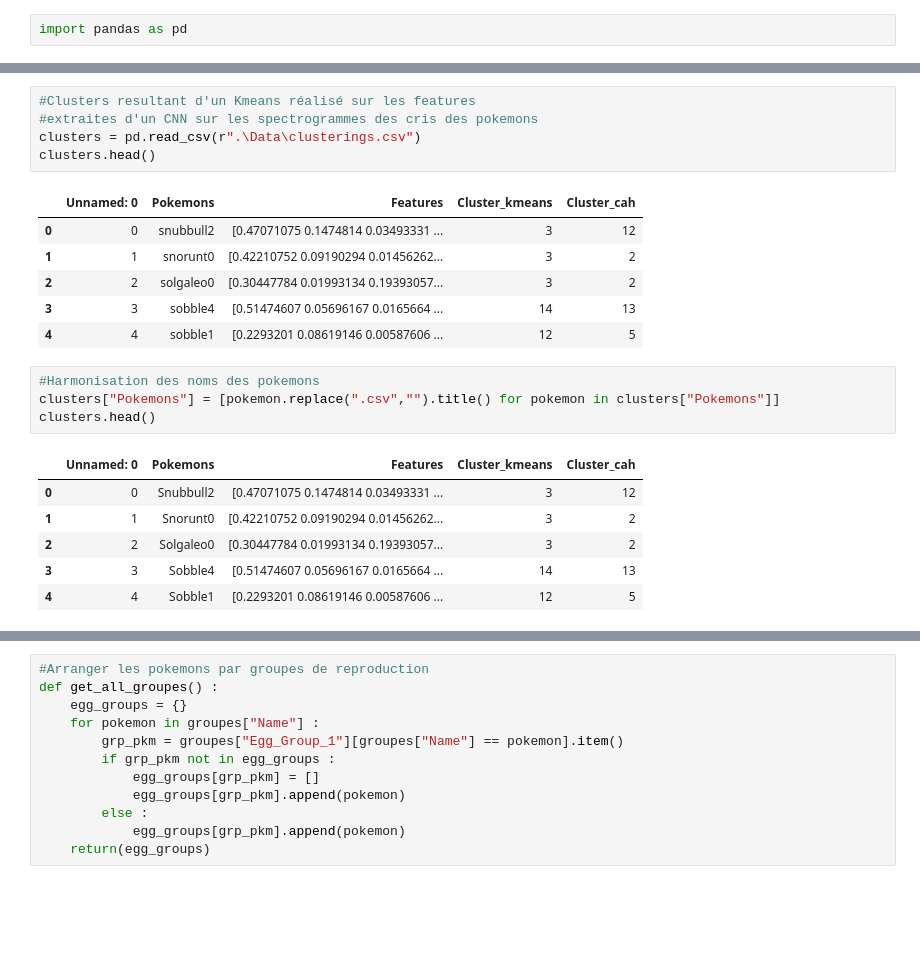
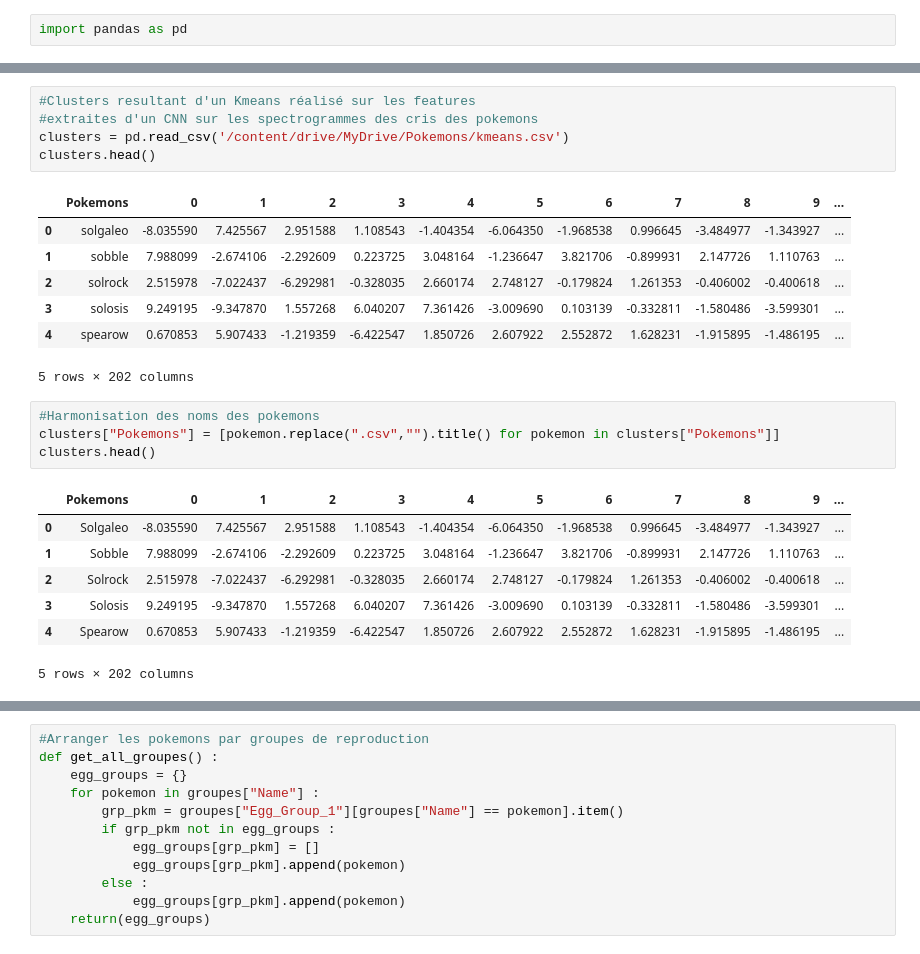
Before and after one commit to Ibizascop/Pokemon_Sounds, a Jupyter notebook: Classification.ipynb, the cells around one changed output, grey strips where cells are left out. Saved outputs shown, nothing was run; the diff lists cells and outputs as text; blank space fills up the shorter version.

```diff
--- a/Classification.ipynb
+++ b/Classification.ipynb
@@ -15,26 +20,28 @@ groupes.head()
 # %%
 #Clusters resultant d'un Kmeans réalisé sur les features
 #extraites d'un CNN sur les spectrogrammes des cris des pokemons
-clusters = pd.read_csv(r".\Data\clusterings.csv")
+clusters = pd.read_csv('/content/drive/MyDrive/Pokemons/kmeans.csv')
 clusters.head()
 # %% [output]
-|  | Unnamed: 0 | Pokemons | Features | Cluster_kmeans | Cluster_cah |
-| 0 | 0 | snubbull2 | [0.47071075 0.1474814 0.03493331 ... | 3 | 12 |
-| 1 | 1 | snorunt0 | [0.42210752 0.09190294 0.01456262... | 3 | 2 |
-| 2 | 2 | solgaleo0 | [0.30447784 0.01993134 0.19393057... | 3 | 2 |
-| 3 | 3 | sobble4 | [0.51474607 0.05696167 0.0165664 ... | 14 | 13 |
-| 4 | 4 | sobble1 | [0.2293201 0.08619146 0.00587606 ... | 12 | 5 |
+|  | Pokemons | 0 | 1 | 2 | 3 | 4 | 5 | 6 | 7 | 8 | 9 | ... |
+| 0 | solgaleo | -8.035590 | 7.425567 | 2.951588 | 1.108543 | -1.404354 | -6.064350 | -1.968538 | 0.996645 | -3.484977 | -1.343927 | ... |
+| 1 | sobble | 7.988099 | -2.674106 | -2.292609 | 0.223725 | 3.048164 | -1.236647 | 3.821706 | -0.899931 | 2.147726 | 1.110763 | ... |
+| 2 | solrock | 2.515978 | -7.022437 | -6.292981 | -0.328035 | 2.660174 | 2.748127 | -0.179824 | 1.261353 | -0.406002 | -0.400618 | ... |
+| 3 | solosis | 9.249195 | -9.347870 | 1.557268 | 6.040207 | 7.361426 | -3.009690 | 0.103139 | -0.332811 | -1.580486 | -3.599301 | ... |
+| 4 | spearow | 0.670853 | 5.907433 | -1.219359 | -6.422547 | 1.850726 | 2.607922 | 2.552872 | 1.628231 | -1.915895 | -1.486195 | ... |
+5 rows × 202 columns
 # %%
 #Harmonisation des noms des pokemons
 clusters["Pokemons"] = [pokemon.replace(".csv","").title() for pokemon in clusters["Pokemons"]]
 clusters.head()
 # %% [output]
-|  | Unnamed: 0 | Pokemons | Features | Cluster_kmeans | Cluster_cah |
-| 0 | 0 | Snubbull2 | [0.47071075 0.1474814 0.03493331 ... | 3 | 12 |
-| 1 | 1 | Snorunt0 | [0.42210752 0.09190294 0.01456262... | 3 | 2 |
-| 2 | 2 | Solgaleo0 | [0.30447784 0.01993134 0.19393057... | 3 | 2 |
-| 3 | 3 | Sobble4 | [0.51474607 0.05696167 0.0165664 ... | 14 | 13 |
-| 4 | 4 | Sobble1 | [0.2293201 0.08619146 0.00587606 ... | 12 | 5 |
+|  | Pokemons | 0 | 1 | 2 | 3 | 4 | 5 | 6 | 7 | 8 | 9 | ... |
+| 0 | Solgaleo | -8.035590 | 7.425567 | 2.951588 | 1.108543 | -1.404354 | -6.064350 | -1.968538 | 0.996645 | -3.484977 | -1.343927 | ... |
+| 1 | Sobble | 7.988099 | -2.674106 | -2.292609 | 0.223725 | 3.048164 | -1.236647 | 3.821706 | -0.899931 | 2.147726 | 1.110763 | ... |
+| 2 | Solrock | 2.515978 | -7.022437 | -6.292981 | -0.328035 | 2.660174 | 2.748127 | -0.179824 | 1.261353 | -0.406002 | -0.400618 | ... |
+| 3 | Solosis | 9.249195 | -9.347870 | 1.557268 | 6.040207 | 7.361426 | -3.009690 | 0.103139 | -0.332811 | -1.580486 | -3.599301 | ... |
+| 4 | Spearow | 0.670853 | 5.907433 | -1.219359 | -6.422547 | 1.850726 | 2.607922 | 2.552872 | 1.628231 | -1.915895 | -1.486195 | ... |
+5 rows × 202 columns
 # %%
 #Enlever elements non présents dans le fichier cluster
 for pokemon in groupes["Name"] :
```
Also changed, not shown: parts of 13 cells of this notebook.
